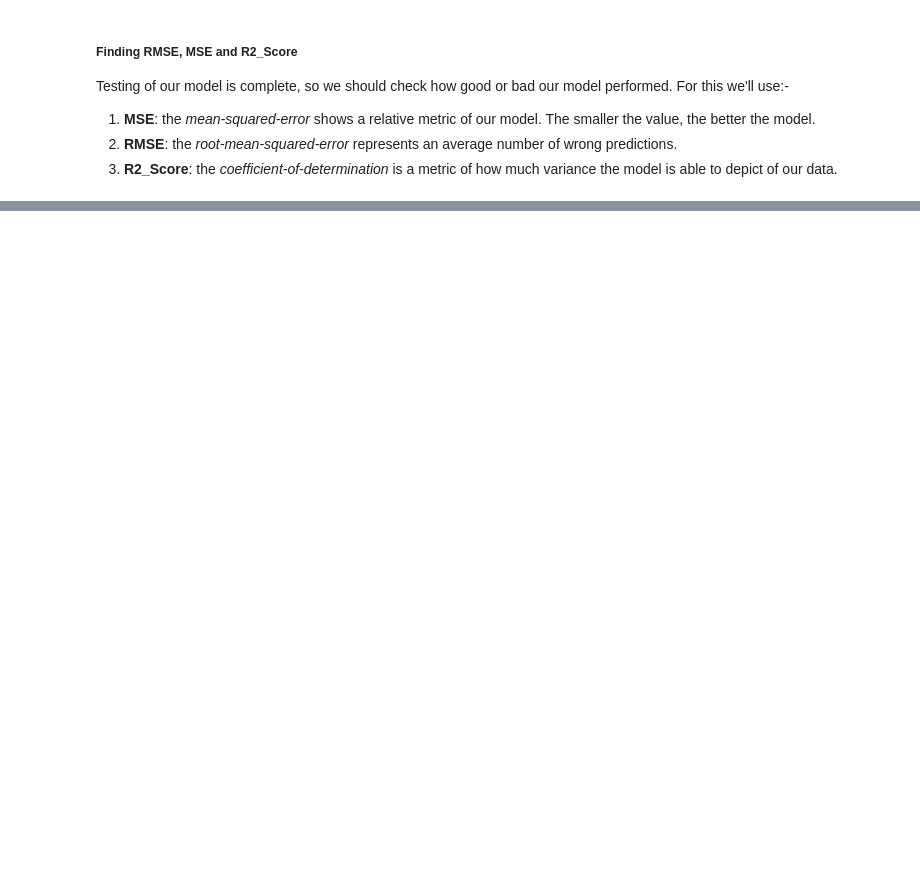
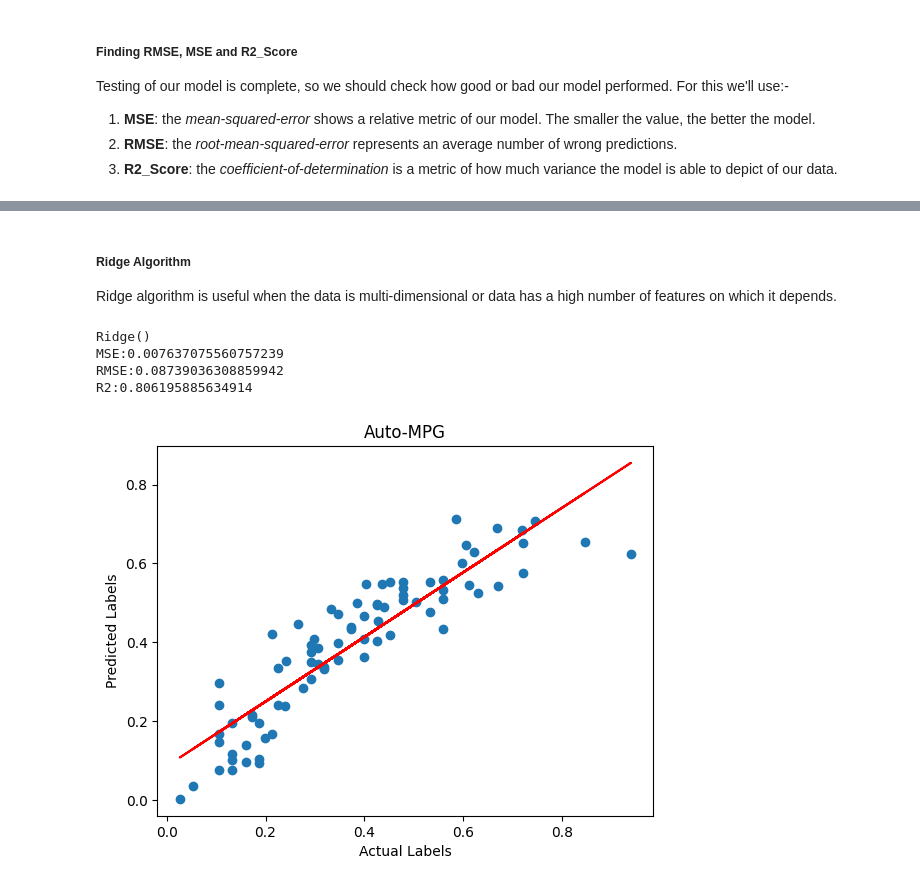
Before and after one commit to Chitransh-coder/ML, a Jupyter notebook: ML Notes.ipynb, the cells around one changed output, grey strips where cells are left out. Saved outputs shown, nothing was run; the diff lists cells and outputs as text; code cells hidden in the pictures; blank space fills up the shorter version.

```diff
--- a/ML Notes.ipynb
+++ b/ML Notes.ipynb
@@ -543,0 +592,31 @@ R2:0.800487860996239
+# %% [markdown]
+##### Ridge Algorithm
+
+Ridge algorithm is useful when the data is multi-dimensional or data has a high number of features on which it depends.
+# %%
+# Ridge Regression
+from sklearn.linear_model import Ridge
+model = Ridge().fit(x_train,y_train)
+print(model)
+predicted = model.predict(x_test)
+# Model Evaluation
+mse_3 = mean_squared_error(y_test,predicted)
+rmse_3 = np.sqrt(mse_3)
+r2_3 = r2_score(y_test,predicted)
+print("MSE:{0}\nRMSE:{1}\nR2:{2}".format(mse_3,rmse_3,r2_3))
+# Graph of predicted vs actual
+mp.scatter(y_test, predicted)
+mp.xlabel('Actual Labels')
+mp.ylabel('Predicted Labels')
+mp.title('Auto-MPG')
+# overlay the regression line
+z = np.polyfit(y_test, predicted, 1)
+p = np.poly1d(z)
+mp.plot(y_test,p(y_test), color='red')
+mp.show()
+# %% [output]
+Ridge()
+MSE:0.007637075560757239
+RMSE:0.08739036308859942
+R2:0.806195885634914
+[figure, added]
```
Also changed, not shown: parts of 22 cells of this notebook, 3 other files.
